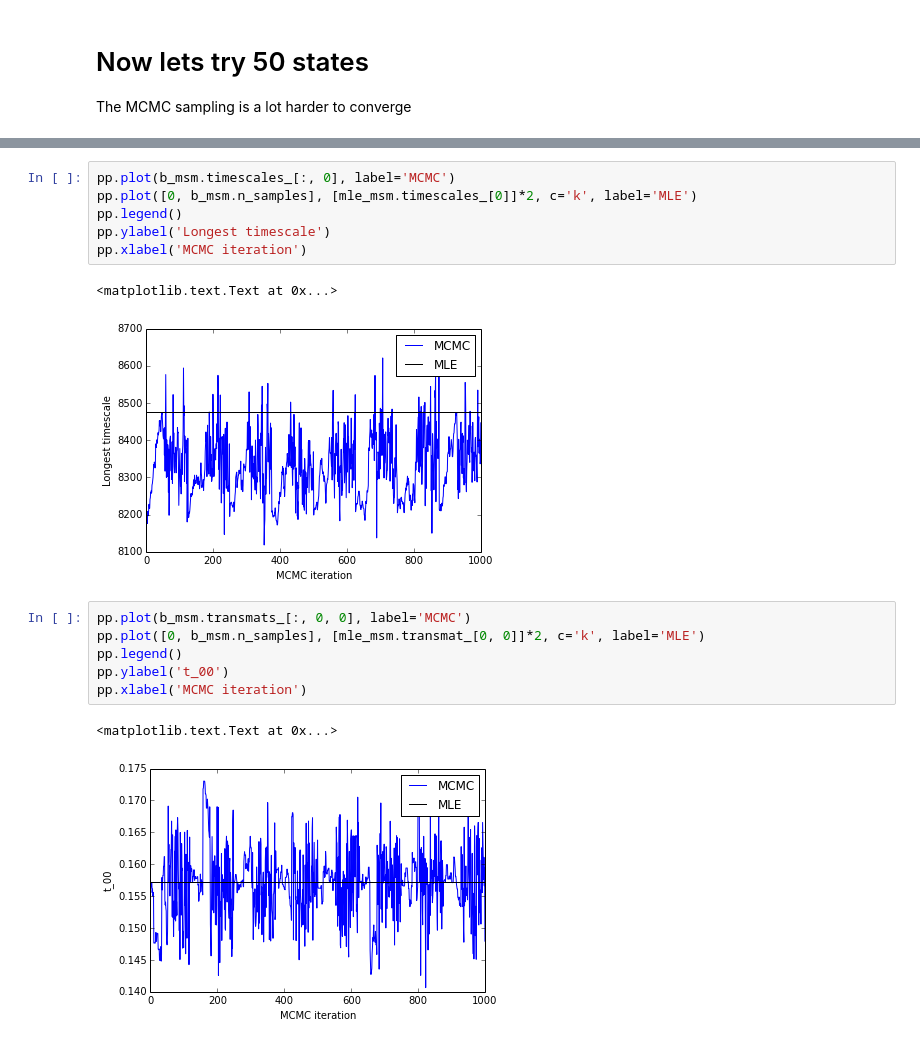
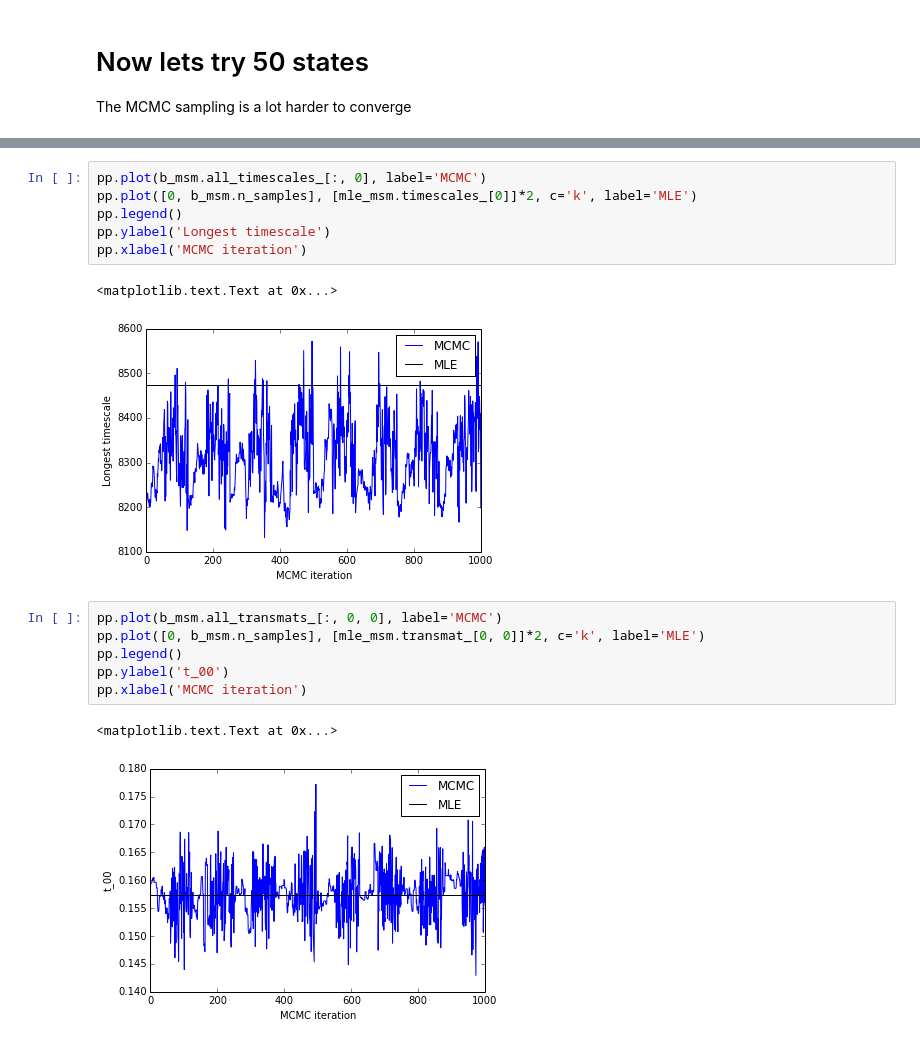
Before and after one commit to msmbuilder/msmbuilder, a Jupyter notebook: example/bayesian-msm.ipynb, the cells around one changed output, grey strips where cells are left out. Cells and saved outputs as stored; diff of their text form.

```diff
--- a/example/bayesian-msm.ipynb
+++ b/example/bayesian-msm.ipynb
@@ -71,20 +71,20 @@ MSM contains 1 strongly connected component above weight=1.00. Component 0 selec
 MarkovStateModel(ergodic_cutoff=1, lag_time=100, n_timescales=10,
          prior_counts=0, reversible_type='mle', verbose=True)
 # %%
-pp.plot(b_msm.timescales_[:, 0], label='MCMC')
+pp.plot(b_msm.all_timescales_[:, 0], label='MCMC')
 pp.plot([0, b_msm.n_samples], [mle_msm.timescales_[0]]*2, c='k', label='MLE')
 pp.legend()
 pp.ylabel('Longest timescale')
 pp.xlabel('MCMC iteration')
 # %% [output]
 <matplotlib.text.Text at 0x...>
-[figure, old version]
+[figure, new version]
 # %%
-pp.plot(b_msm.transmats_[:, 0, 0], label='MCMC')
+pp.plot(b_msm.all_transmats_[:, 0, 0], label='MCMC')
 pp.plot([0, b_msm.n_samples], [mle_msm.transmat_[0, 0]]*2, c='k', label='MLE')
 pp.legend()
 pp.ylabel('t_00')
 pp.xlabel('MCMC iteration')
 # %% [output]
 <matplotlib.text.Text at 0x...>
-[figure, old version]
+[figure, new version]
```
Also changed, not shown: parts of 4 cells of this notebook, 2 other files.
